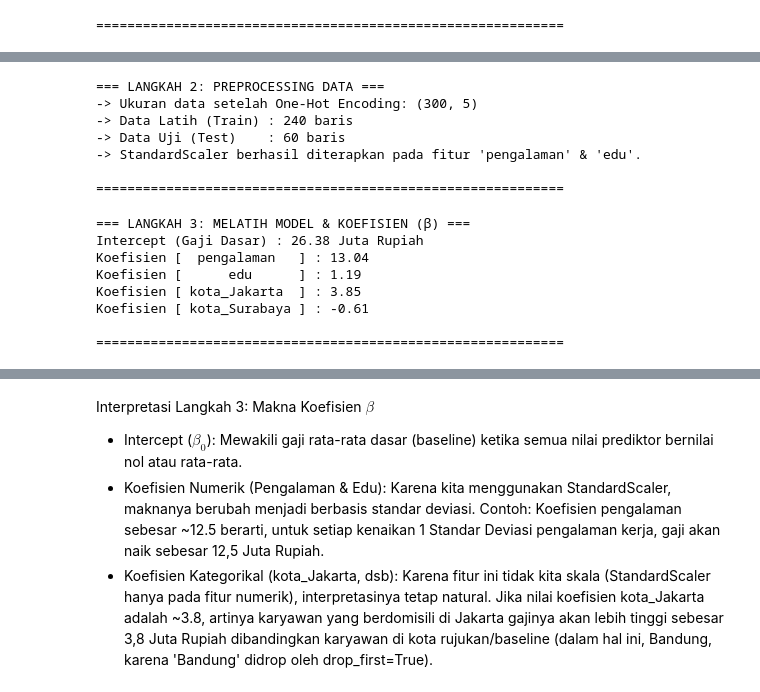
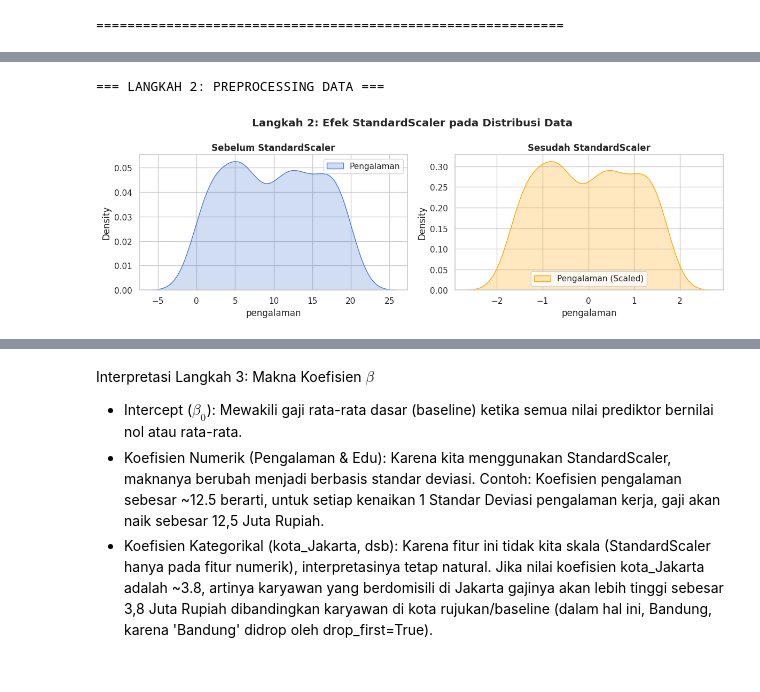
Before and after one commit to noone878/DataScience_230401010262_SEPTIAN-AL-RIZKI, a Jupyter notebook: Pertemuan7_SEPTIAN_AL_RIZKI_230401010262.ipynb, the cells around one changed output, grey strips where cells are left out. Cells and saved outputs as stored; diff of their text form; code cells hidden in the pictures.

```diff
--- a/Pertemuan7_SEPTIAN_AL_RIZKI_230401010262.ipynb
+++ b/Pertemuan7_SEPTIAN_AL_RIZKI_230401010262.ipynb
@@ -57,55 +63,32 @@ print("\n" + "="*60 + "\n")
 # %%
 # ── 2. PREPROCESSING
-print("=== LANGKAH 2: PREPROCESSING DATA ===")
-# a. One-Hot Encoding
+print("\n=== LANGKAH 2: PREPROCESSING DATA ===")
 df_encoded = pd.get_dummies(df, columns=['kota'], drop_first=True)
-print(f"-> Ukuran data setelah One-Hot Encoding: {df_encoded.shape}")
-
 X = df_encoded.drop('gaji', axis=1)
 y = df_encoded['gaji']
 
-# b. Train-Test Split (80% Train, 20% Test)
 X_train, X_test, y_train, y_test = train_test_split(X, y, test_size=0.2, random_state=42)
-print(f"-> Data Latih (Train) : {X_train.shape[0]} baris")
-print(f"-> Data Uji (Test)    : {X_test.shape[0]} baris")
 
-# c. StandardScaler (Hanya untuk fitur numerik: pengalaman & edu)
 scaler = StandardScaler()
 fitur_numerik = ['pengalaman', 'edu']
 
 X_train_scaled = X_train.copy()
 X_test_scaled = X_test.copy()
-
 X_train_scaled[fitur_numerik] = scaler.fit_transform(X_train[fitur_numerik])
 X_test_scaled[fitur_numerik] = scaler.transform(X_test[fitur_numerik])
-print("-> StandardScaler berhasil diterapkan pada fitur 'pengalaman' & 'edu'.")
 
-print("\n" + "="*60 + "\n")
+# Visualisasi Langkah 2
+fig, axes = plt.subplots(1, 2, figsize=(12, 4))
+sns.kdeplot(X_train['pengalaman'], ax=axes[0], fill=True, label='Pengalaman')
+axes[0].set_title('Sebelum StandardScaler', fontweight='bold')
+axes[0].legend()
+
+sns.kdeplot(X_train_scaled['pengalaman'], ax=axes[1], fill=True, color='orange', label='Pengalaman (Scaled)')
+axes[1].set_title('Sesudah StandardScaler', fontweight='bold')
+axes[1].legend()
+plt.suptitle('Langkah 2: Efek StandardScaler pada Distribusi Data', fontweight='bold')
+plt.tight_layout()
+plt.show()
 # %% [output]
 === LANGKAH 2: PREPROCESSING DATA ===
--> Ukuran data setelah One-Hot Encoding: (300, 5)
--> Data Latih (Train) : 240 baris
--> Data Uji (Test)    : 60 baris
--> StandardScaler berhasil diterapkan pada fitur 'pengalaman' & 'edu'.
-
-============================================================
+[figure, added]
-# %%
-# ── 3. TRAINING MODEL & KOEFISIEN
-print("=== LANGKAH 3: MELATIH MODEL & KOEFISIEN (β) ===")
-model = LinearRegression()
-model.fit(X_train_scaled, y_train)
-
-print(f"Intercept (Gaji Dasar) : {model.intercept_:.2f} Juta Rupiah")
-for col, coef in zip(X_train_scaled.columns, model.coef_):
-    print(f"Koefisien [{col:^15}] : {coef:.2f}")
-
-print("\n" + "="*60 + "\n")
-# %% [output]
-=== LANGKAH 3: MELATIH MODEL & KOEFISIEN (β) ===
-Intercept (Gaji Dasar) : 26.38 Juta Rupiah
-Koefisien [  pengalaman   ] : 13.04
-Koefisien [      edu      ] : 1.19
-Koefisien [ kota_Jakarta  ] : 3.85
-Koefisien [ kota_Surabaya ] : -0.61
-
-============================================================
```
Also changed, not shown: parts of 6 cells of this notebook.
